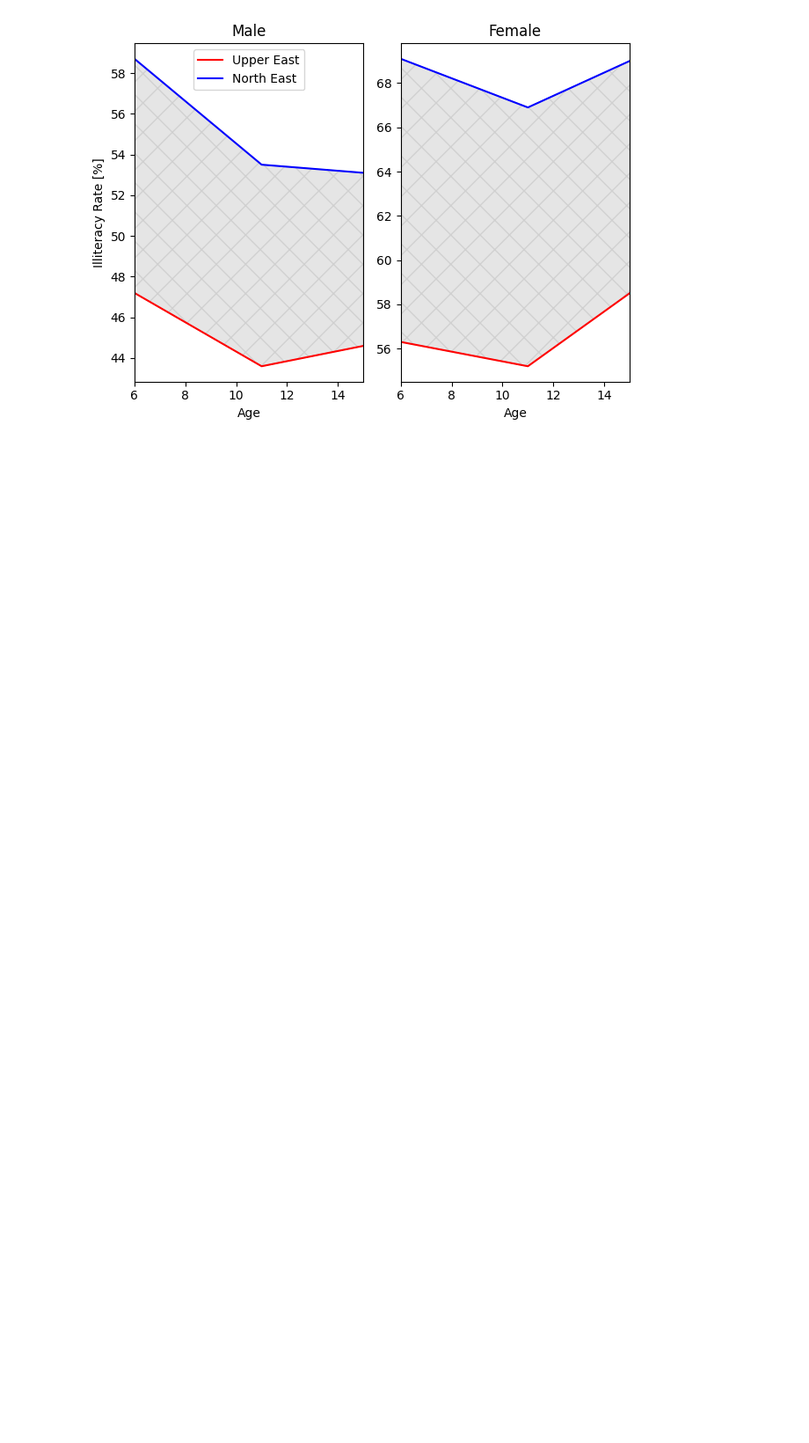
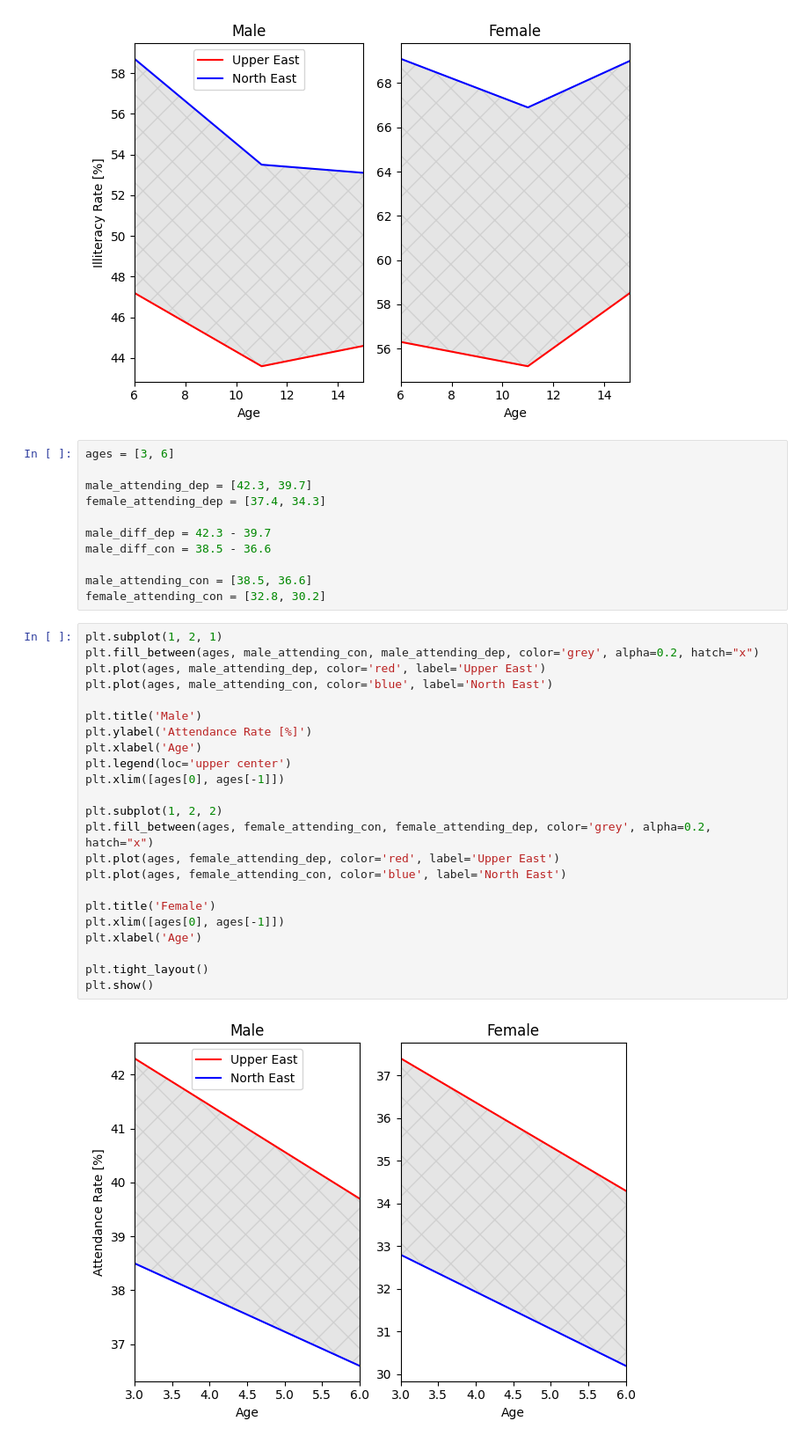
Before and after one commit to dfglondon24/Team-2, a Jupyter notebook: Literacy_Education.ipynb, the cells around one changed output. Shown: that part at 88% size. Saved outputs shown, nothing was run; the diff lists cells and outputs as text; blank space fills up the shorter version.

Commit message:
Added attendance plot

```diff
--- a/Literacy_Education.ipynb
+++ b/Literacy_Education.ipynb
@@ -59,3 +62,39 @@ plt.tight_layout()
 plt.show()
 # %% [output]
 [figure]
+# %%
+ages = [3, 6]
+
+male_attending_dep = [42.3, 39.7]
+female_attending_dep = [37.4, 34.3]
+
+male_diff_dep = 42.3 - 39.7
+male_diff_con = 38.5 - 36.6
+
+male_attending_con = [38.5, 36.6]
+female_attending_con = [32.8, 30.2]
+# %%
+plt.subplot(1, 2, 1)
+plt.fill_between(ages, male_attending_con, male_attending_dep, color='grey', alpha=0.2, hatch="x")
+plt.plot(ages, male_attending_dep, color='red', label='Upper East')
+plt.plot(ages, male_attending_con, color='blue', label='North East')
+
+plt.title('Male')
+plt.ylabel('Attendance Rate [%]')
+plt.xlabel('Age')
+plt.legend(loc='upper center')
+plt.xlim([ages[0], ages[-1]])
+
+plt.subplot(1, 2, 2)
+plt.fill_between(ages, female_attending_con, female_attending_dep, color='grey', alpha=0.2, hatch="x")
+plt.plot(ages, female_attending_dep, color='red', label='Upper East')
+plt.plot(ages, female_attending_con, color='blue', label='North East')
+
+plt.title('Female')
+plt.xlim([ages[0], ages[-1]])
+plt.xlabel('Age')
+
+plt.tight_layout()
+plt.show()
+# %% [output]
+[figure, added]
```
Also changed, not shown: parts of 1 cell of this notebook.
